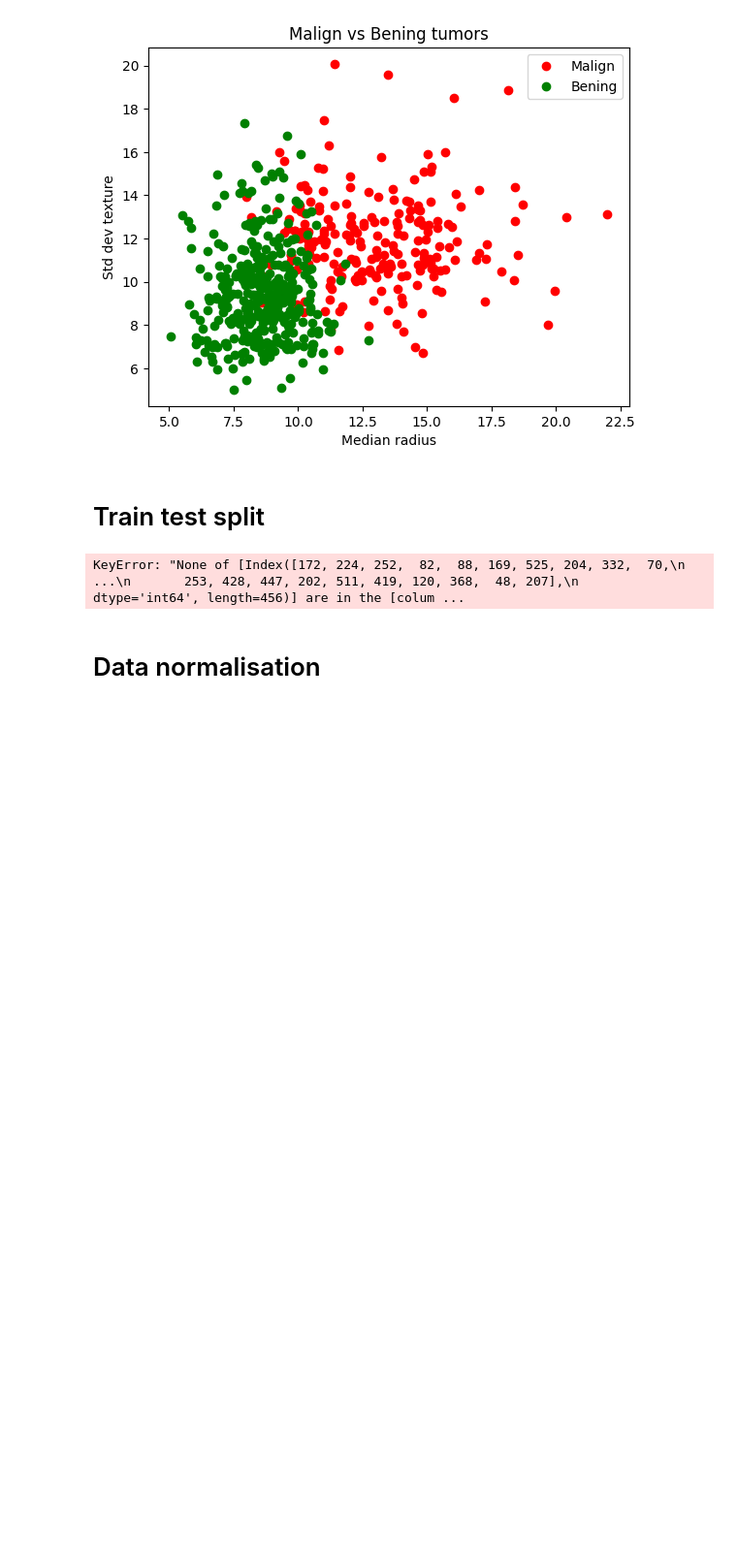
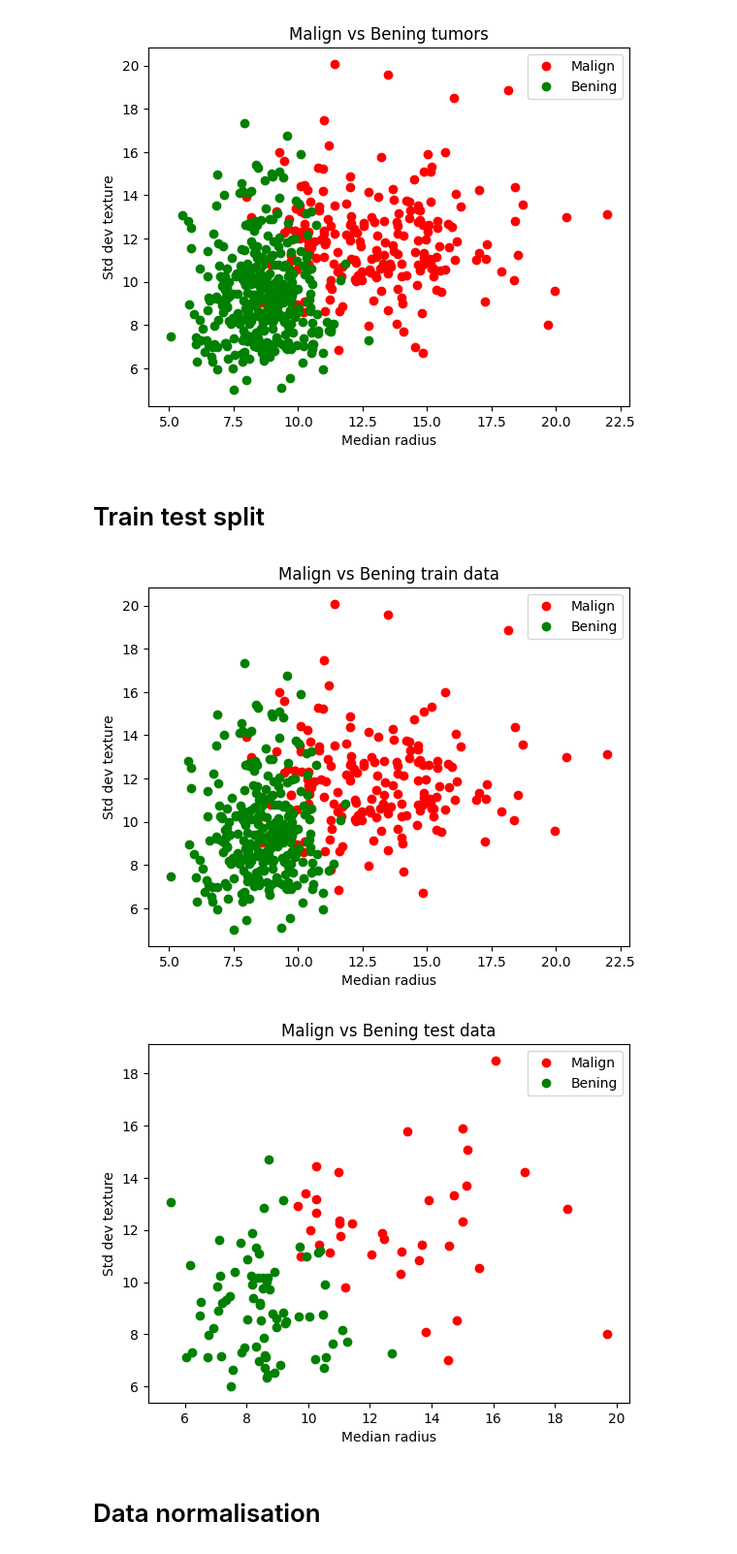
Before and after one commit to zdrobix/csubb, a Jupyter notebook: Semestru 4/IA/lab/lab6/problem2_implementation.ipynb, the cells around one changed output. Shown at 97% size. Cells and saved outputs as stored; diff of their text form; code cells hidden in the pictures; blank space fills up the shorter version.

Commit message:
Resolved train test split issue.

```diff
--- a/Semestru 4/IA/lab/lab6/problem2_implementation.ipynb
+++ b/Semestru 4/IA/lab/lab6/problem2_implementation.ipynb
@@ -51,11 +51,21 @@ def train_test_split(set1, set2, test_size, random_state=21):
     indices = np.arange(len(set1))
     np.random.shuffle(indices)
 
-    test_indices = indices[:int(test_size * len(set1))]
-    train_indices = indices[int(test_size * len(set1)):]
+    test_size = int(test_size * len(set1))
+    test_indices = indices[:test_size]
+    train_indices = indices[test_size:]
 
-    return set1[train_indices], set1[test_indices], set2[train_indices], set2[test_indices]
+    if isinstance(set1, pd.DataFrame):
+        x_train = set1.iloc[train_indices]
+        x_test = set1.iloc[test_indices]
+    else:
+        x_train = set1[train_indices]
+        x_test = set1[test_indices]
 
+    y_train = set2[train_indices]
+    y_test = set2[test_indices]
+
+    return x_train, x_test, y_train, y_test
 
 def normalisation(x_train__, x_test__):
     if isinstance(x_train__, pd.DataFrame):
@@ -134,29 +144,30 @@ plot(title='Malign vs Bening tumors',
 # %%
 median_radius_df = pd.Series(median_radius, name='median_radius')
 std_texture_df = pd.Series(std_texture, name='std_texture')
 data_df = pd.concat([median_radius_df, std_texture_df], axis=1)
 
 
 x_train, x_test, y_train, y_test = train_test_split(data_df, y, test_size=0.2)
 
 def plot_data(x, y, title):
-    median_radius_train, std_texture_train = zip(*x)
+    median_radius_train, std_texture_train = zip(*x[['median_radius', 'std_texture']].values)
 
     plot(title=title,
          x1=[median_radius_train[i] for i in range(len(y)) if y[i] == 'M'],
          y1=[std_texture_train[i] for i in range(len(y)) if y[i] == 'M'],
          label1='Malign',
          x2=[median_radius_train[i] for i in range(len(y)) if y[i] == 'B'],
          y2=[std_texture_train[i] for i in range(len(y)) if y[i] == 'B'],
          label2='Bening',
          title1='Median radius',
          title2='Std dev texture',
          mode1='ro', mode2='go')
 
 plot_data(x_train, y_train, 'Malign vs Bening train data')
 plot_data(x_test, y_test, 'Malign vs Bening test data')
 # %% [output]
-KeyError: "None of [Index([172, 224, 252,  82,  88, 169, 525, 204, 332,  70,\n       ...\n       253, 428, 447, 202, 511, 419, 120, 368,  48, 207],\n      dtype='int64', length=456)] are in the [colum ...
+[figure, added]
+[figure, added]
 # %% [markdown]
 # Data normalisation
 # %%
```
